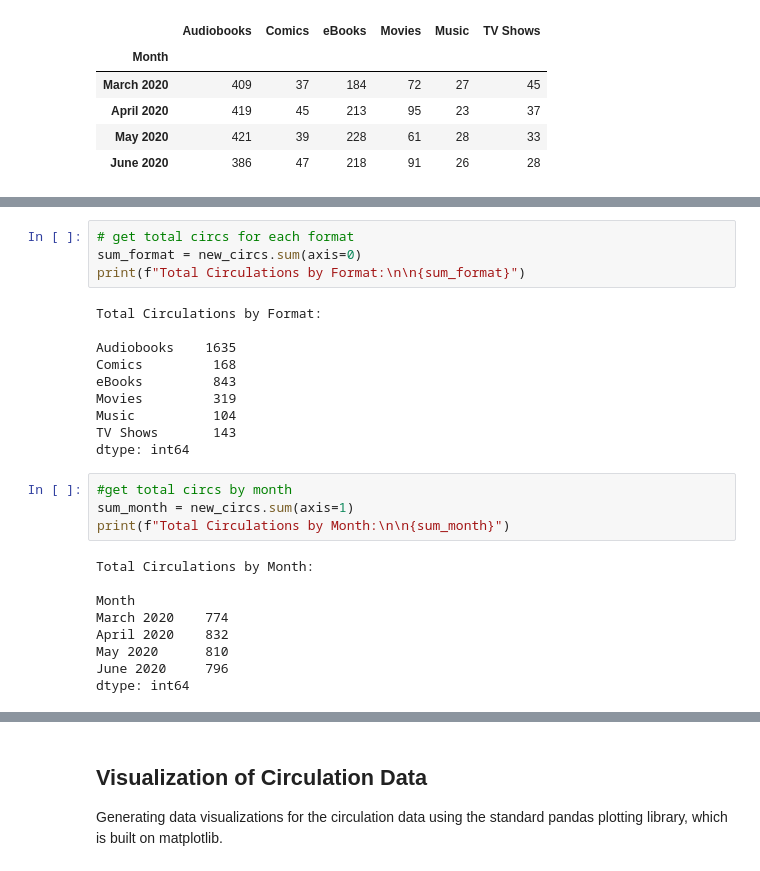
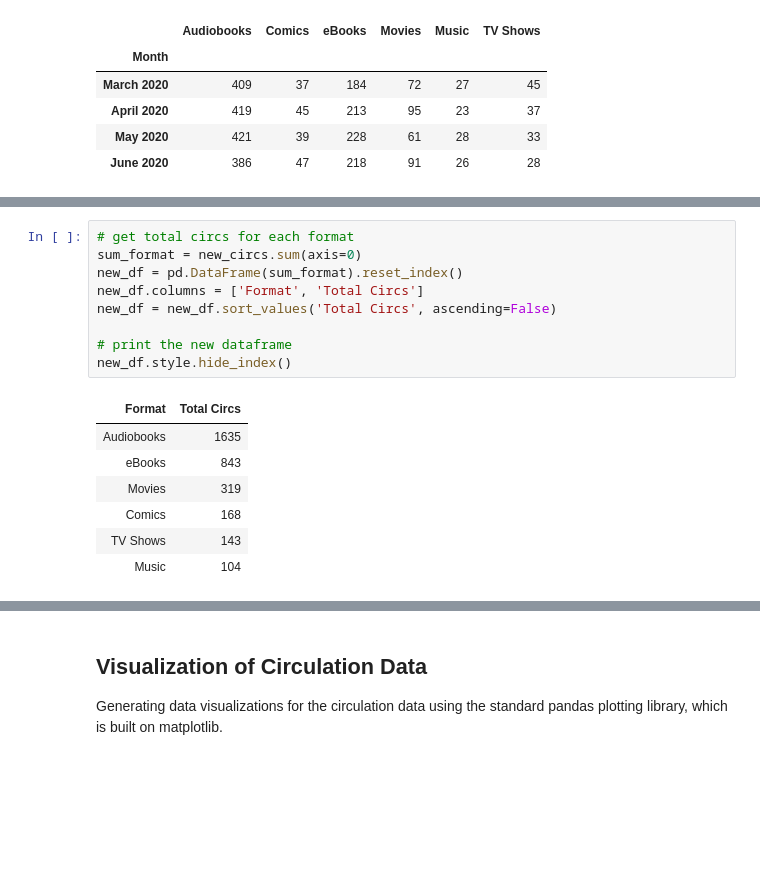
Before and after one commit to gaballison/media-during-covid, a Jupyter notebook: Main.ipynb, the cells around one changed output, grey strips where cells are left out. Saved outputs shown, nothing was run; the diff lists cells and outputs as text; blank space fills up the shorter version.

```diff
--- a/Main.ipynb
+++ b/Main.ipynb
@@ -61,27 +77,17 @@ new_circs.style.highlight_max(axis=0)
 # %%
 # get total circs for each format
 sum_format = new_circs.sum(axis=0)
-print(f"Total Circulations by Format:\n\n{sum_format}")
+new_df = pd.DataFrame(sum_format).reset_index()
+new_df.columns = ['Format', 'Total Circs']
+new_df = new_df.sort_values('Total Circs', ascending=False)
+
+# print the new dataframe
+new_df.style.hide_index()
 # %% [output]
-Total Circulations by Format:
-
-Audiobooks    1635
-Comics         168
-eBooks         843
-Movies         319
-Music          104
-TV Shows       143
-dtype: int64
+| Format | Total Circs |
+| Audiobooks | 1635 |
+| eBooks | 843 |
+| Movies | 319 |
+| Comics | 168 |
+| TV Shows | 143 |
+| Music | 104 |
-# %%
-#get total circs by month
-sum_month = new_circs.sum(axis=1)
-print(f"Total Circulations by Month:\n\n{sum_month}")
-# %% [output]
-Total Circulations by Month:
-
-Month
-March 2020    774
-April 2020    832
-May 2020      810
-June 2020     796
-dtype: int64
```
Also changed, not shown: parts of 10 cells of this notebook, 1 other file.
